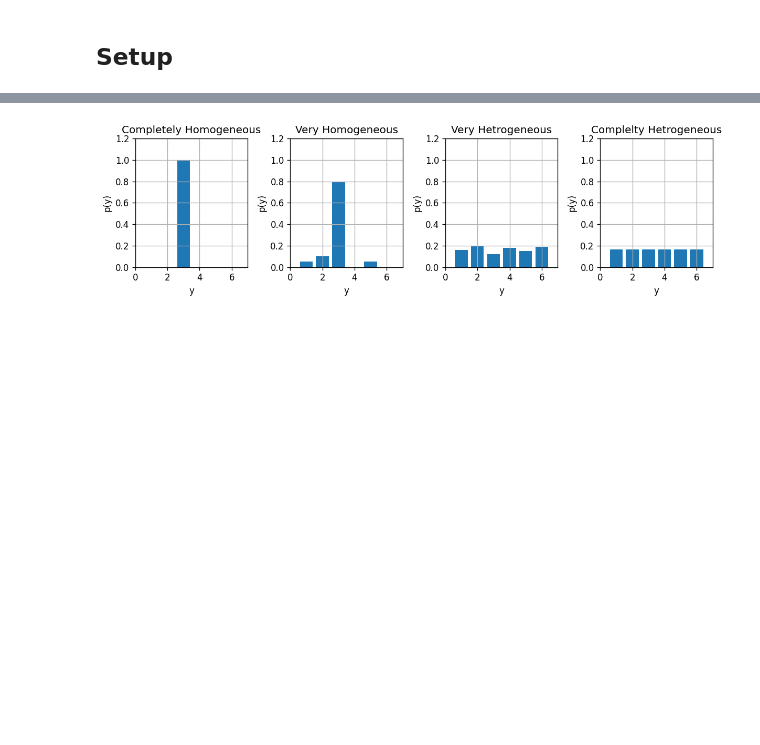
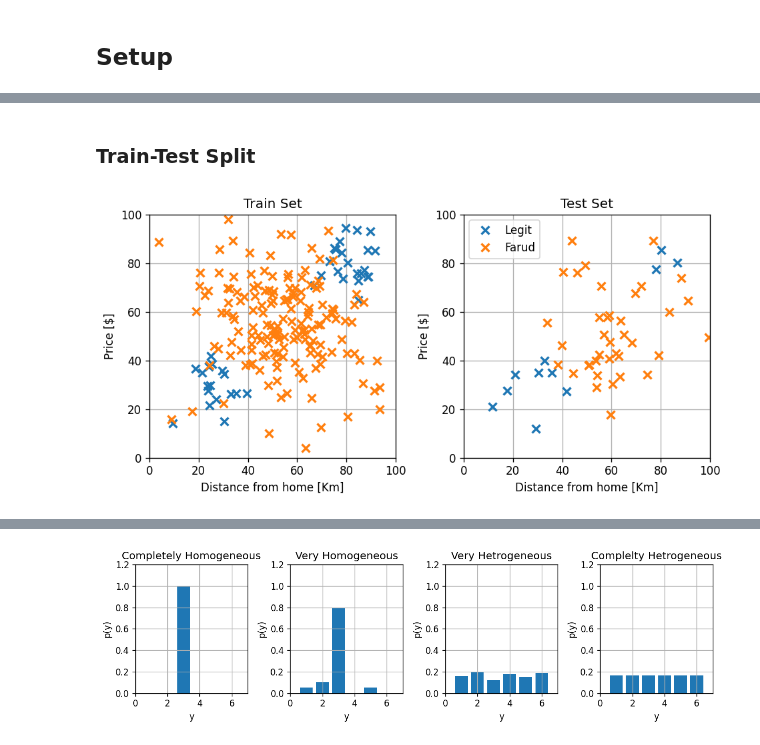
Before and after one commit to technion046195/technion046195, a Jupyter notebook: content/lecture04/code.ipynb, the cells around one changed output, grey strips where cells are left out. Drawn from its saved outputs; the diff is of its cells as text; code cells hidden in the pictures; blank space fills up the shorter version.

```diff
--- a/content/lecture04/code.ipynb
+++ b/content/lecture04/code.ipynb
@@ -34,0 +104,2 @@ if not os.path.isdir('./output'):
+# %% [markdown]
+### Train-Test Split
@@ -34,0 +127,27 @@ if not os.path.isdir('./output'):
+# %%
+fig, axes = plt.subplots(1, 2, figsize=(8, 4))
+
+ax = axes[0]
+ax.plot(x_train[y_train, 0], x_train[y_train, 1], 'x', label='Legit', ms=7, mew=2)
+ax.plot(x_train[~y_train, 0], x_train[~y_train, 1], 'x', label='Farud', ms=7, mew=2)
+ax.set_title('Train Set')
+ax.set_xlabel('Distance from home [Km]')
+ax.set_ylabel('Price [$]')
+ax.set_xlim(0, 100)
+ax.set_ylim(0, 100)
+plt.tight_layout()
+
+ax = axes[1]
+ax.plot(x_test[y_test, 0], x_test[y_test, 1], 'x', label='Legit', ms=7, mew=2)
+ax.plot(x_test[~y_test, 0], x_test[~y_test, 1], 'x', label='Farud', ms=7, mew=2)
+ax.set_title('Test Set')
+ax.set_xlabel('Distance from home [Km]')
+ax.set_ylabel('Price [$]')
+ax.set_xlim(0, 100)
+ax.set_ylim(0, 100)
+plt.tight_layout()
+ax.legend(loc='upper left')
+
+fig.savefig('./output/transactions_train_test.png', dpi=240)
+# %% [output]
+[figure, added]
```
Also changed, not shown: parts of 46 cells of this notebook, 40 other files.
